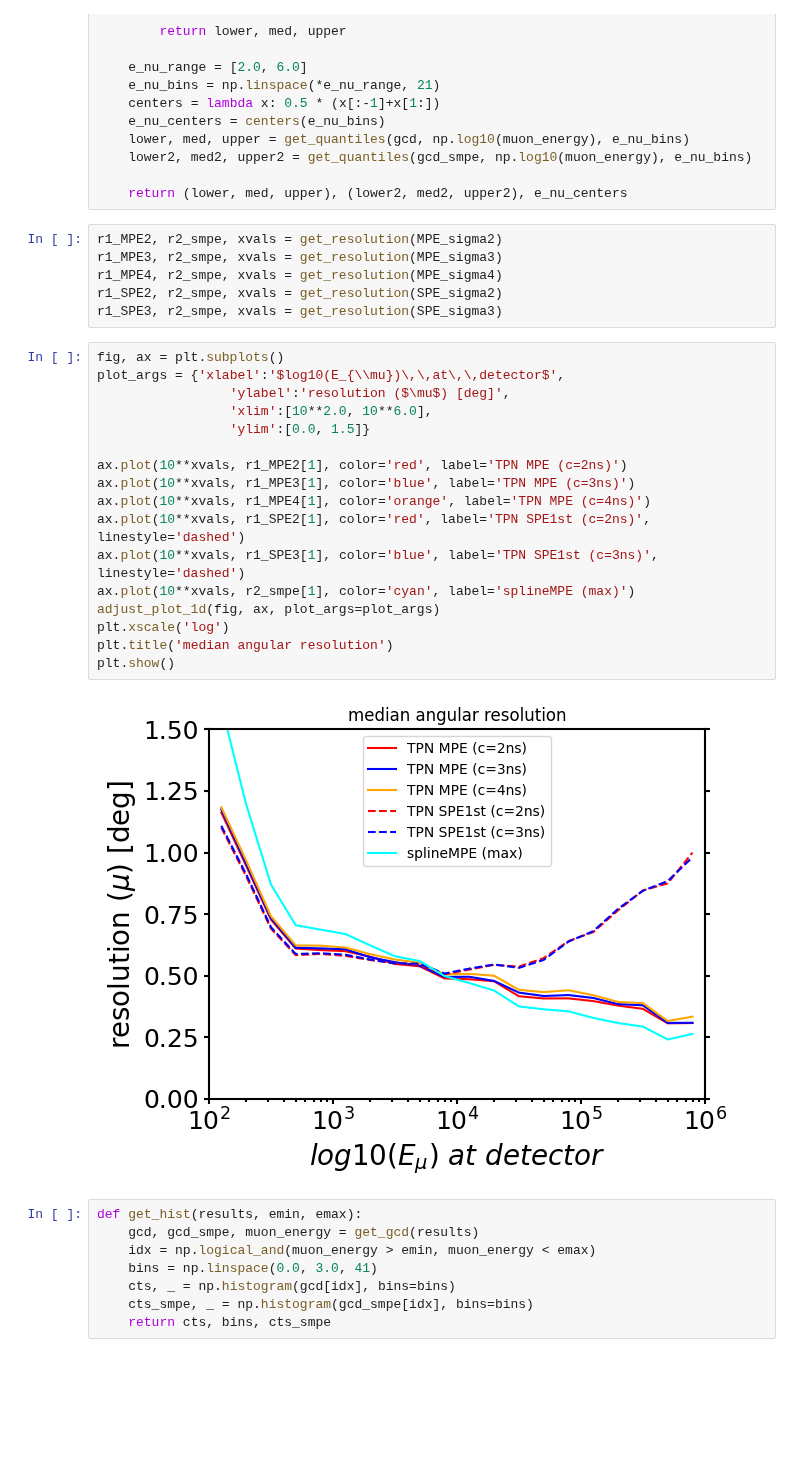
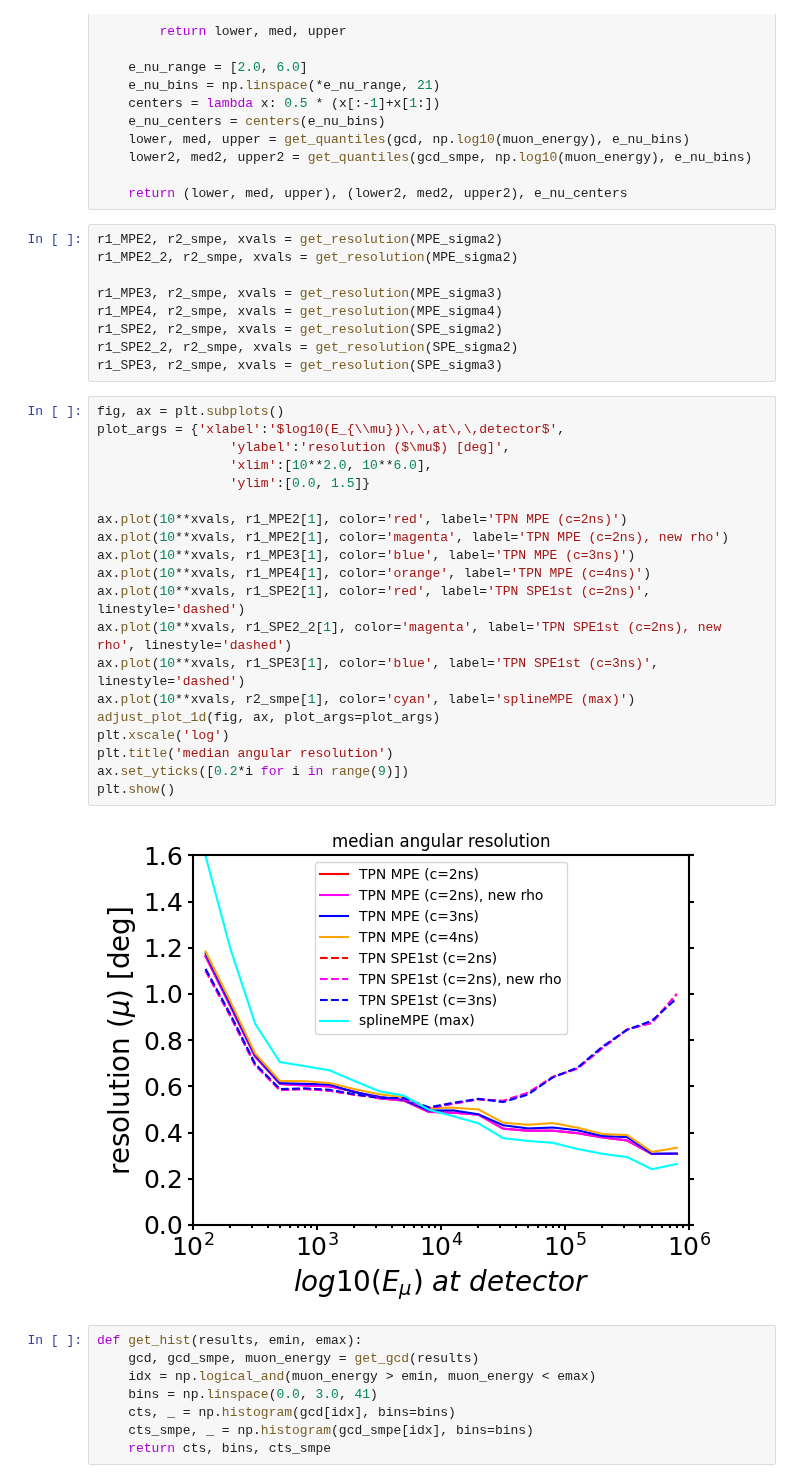
Before and after one commit to rishibbdb/TPN_DeV, a Jupyter notebook: dev/notebooks/resolution_summary.ipynb, the cells around one changed output. Saved outputs shown, nothing was run; the diff lists cells and outputs as text; blank space fills up the shorter version.

```diff
--- a/dev/notebooks/resolution_summary.ipynb
+++ b/dev/notebooks/resolution_summary.ipynb
@@ -74,29 +80,35 @@ def get_resolution(results):
     return (lower, med, upper), (lower2, med2, upper2), e_nu_centers
 # %%
 r1_MPE2, r2_smpe, xvals = get_resolution(MPE_sigma2)
+r1_MPE2_2, r2_smpe, xvals = get_resolution(MPE_sigma2)
+
 r1_MPE3, r2_smpe, xvals = get_resolution(MPE_sigma3)
 r1_MPE4, r2_smpe, xvals = get_resolution(MPE_sigma4)
 r1_SPE2, r2_smpe, xvals = get_resolution(SPE_sigma2)
+r1_SPE2_2, r2_smpe, xvals = get_resolution(SPE_sigma2)
 r1_SPE3, r2_smpe, xvals = get_resolution(SPE_sigma3)
 # %%
 fig, ax = plt.subplots()
 plot_args = {'xlabel':'$log10(E_{\\mu})\,\,at\,\,detector$',
                  'ylabel':'resolution ($\mu$) [deg]',
                  'xlim':[10**2.0, 10**6.0],
                  'ylim':[0.0, 1.5]}
 
 ax.plot(10**xvals, r1_MPE2[1], color='red', label='TPN MPE (c=2ns)')
+ax.plot(10**xvals, r1_MPE2[1], color='magenta', label='TPN MPE (c=2ns), new rho')
 ax.plot(10**xvals, r1_MPE3[1], color='blue', label='TPN MPE (c=3ns)')
 ax.plot(10**xvals, r1_MPE4[1], color='orange', label='TPN MPE (c=4ns)')
 ax.plot(10**xvals, r1_SPE2[1], color='red', label='TPN SPE1st (c=2ns)', linestyle='dashed')
+ax.plot(10**xvals, r1_SPE2_2[1], color='magenta', label='TPN SPE1st (c=2ns), new rho', linestyle='dashed')
 ax.plot(10**xvals, r1_SPE3[1], color='blue', label='TPN SPE1st (c=3ns)', linestyle='dashed')
 ax.plot(10**xvals, r2_smpe[1], color='cyan', label='splineMPE (max)')
 adjust_plot_1d(fig, ax, plot_args=plot_args)
 plt.xscale('log')
 plt.title('median angular resolution')
+ax.set_yticks([0.2*i for i in range(9)])
 plt.show()
 # %% [output]
-[figure, old version]
+[figure, new version]
 # %%
 def get_hist(results, emin, emax):
     gcd, gcd_smpe, muon_energy = get_gcd(results)
```
Also changed, not shown: parts of 2 cells of this notebook, 4 other files.
